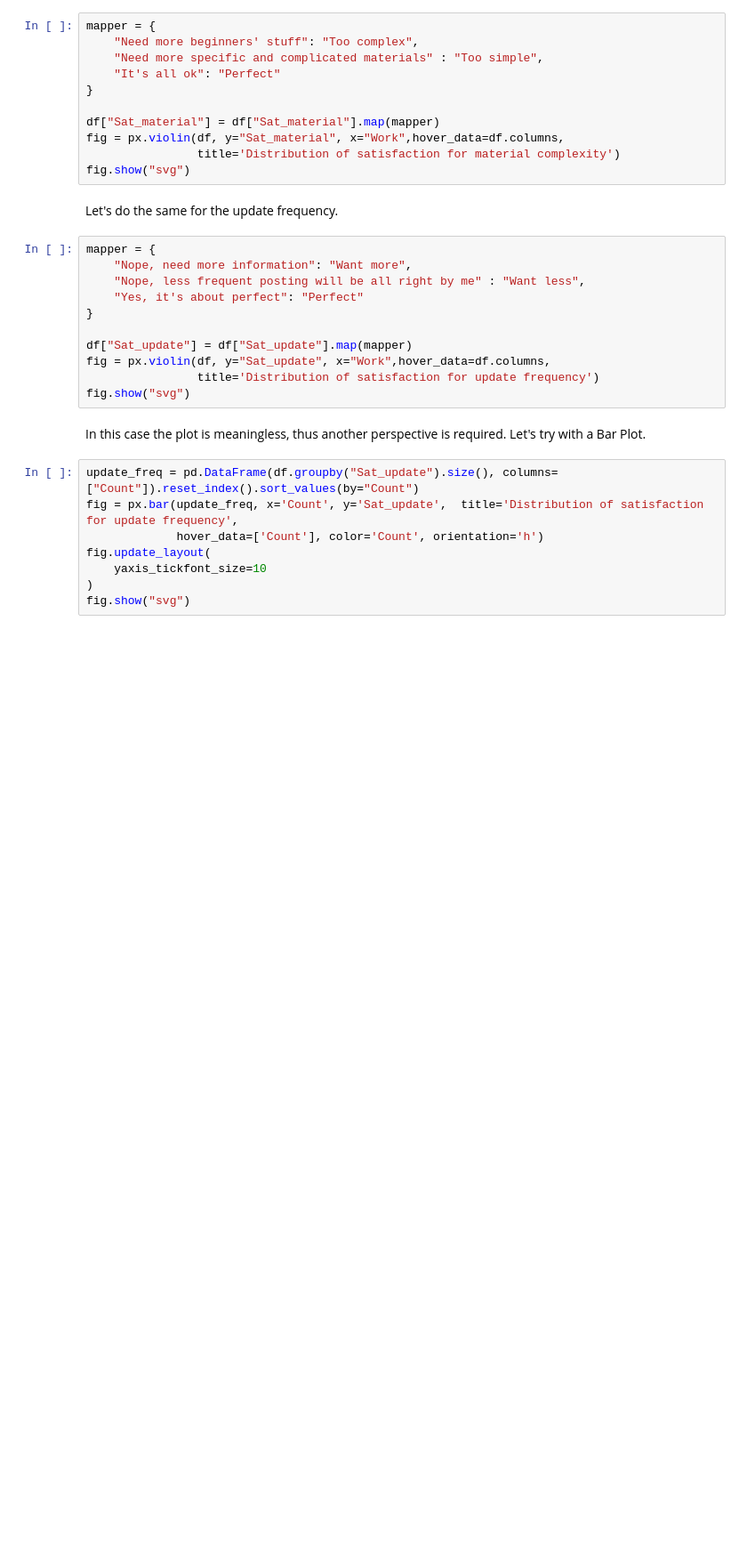
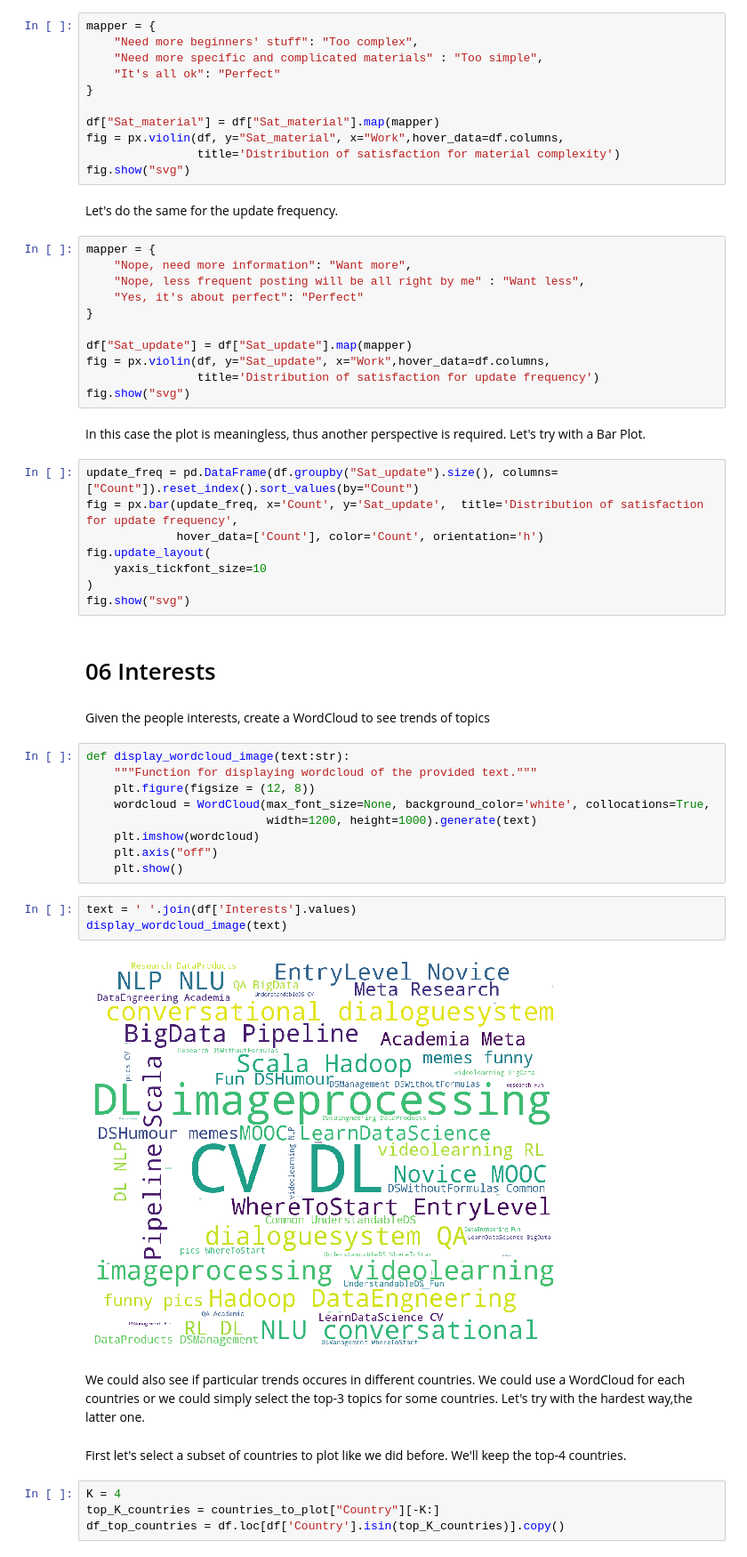
Before and after one commit to open-data-science/ods_channel_stats_eda, a Jupyter notebook: EDA OpenDataScience.ipynb, the cells around one changed output. Shown: that part at 89% size. Saved outputs shown, nothing was run; the diff lists cells and outputs as text; blank space fills up the shorter version.

Commit message:
Added the analysis of Interests

```diff
--- a/EDA OpenDataScience.ipynb
+++ b/EDA OpenDataScience.ipynb
@@ -269,3 +274,29 @@ fig.update_layout(
     yaxis_tickfont_size=10
 )
 fig.show("svg")
+# %% [markdown]
+# 06 Interests
+# %% [markdown]
+Given the people interests, create a WordCloud to see trends of topics
+# %%
+def display_wordcloud_image(text:str):
+    """Function for displaying wordcloud of the provided text."""
+    plt.figure(figsize = (12, 8))
+    wordcloud = WordCloud(max_font_size=None, background_color='white', collocations=True,
+                          width=1200, height=1000).generate(text)
+    plt.imshow(wordcloud)
+    plt.axis("off")
+    plt.show()
+# %%
+text = ' '.join(df['Interests'].values)
+display_wordcloud_image(text)
+# %% [output]
+[figure, added]
+# %% [markdown]
+We could also see if particular trends occures in different countries. We could use a WordCloud for each countries or we could simply select the top-3 topics for some countries. Let's try with the hardest way,the latter one.
+# %% [markdown]
+First let's select a subset of countries to plot like we did before. We'll keep the top-4 countries.
+# %%
+K = 4
+top_K_countries = countries_to_plot["Country"][-K:]
+df_top_countries = df.loc[df['Country'].isin(top_K_countries)].copy()
```
Also changed, not shown: parts of 10 cells of this notebook.
